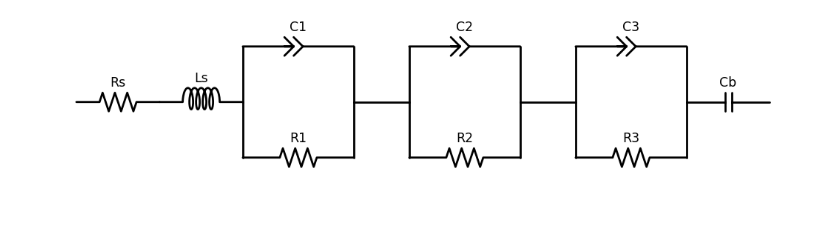
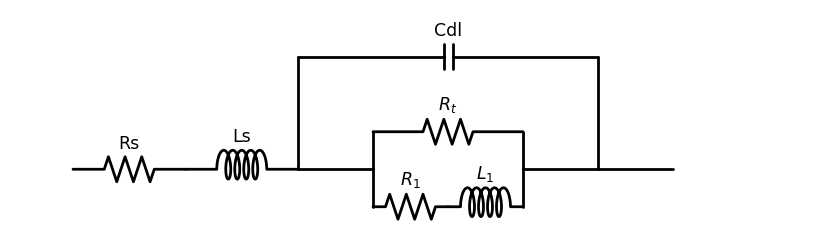
Before and after one commit to EricViklund/nbeis, a Jupyter notebook: DRT-Compute-3.ipynb, the cells around one changed output. Saved outputs shown, nothing was run; the diff lists cells and outputs as text; code cells hidden in the pictures; blank space fills up the shorter version.

```diff
--- a/DRT-Compute-3.ipynb
+++ b/DRT-Compute-3.ipynb
@@ -692,40 +645,32 @@ plt.grid('both')
 # %%
 import schemdraw
 import schemdraw.elements as elm
 
 
 
 with schemdraw.Drawing() as d:
     Rs = d.add(elm.Resistor().label('Rs').length(d.unit*0.75))
     Ls = d.add(elm.Inductor2().label('Ls').length(d.unit*0.75))
     d.push()
-    d += elm.Line().length(d.unit*0.5).up()
-    C1 = d.add(elm.CPE().label('C1').right())
-    d += elm.Line().length(d.unit*0.5).down()
+    d += elm.Line().length(d.unit*0.75).up()
+    Cdl = d.add(elm.Capacitor().label('Cdl').length(d.unit*2).right())
+    d += elm.Line().length(d.unit*0.75).down()
     d.pop()
-    d += elm.Line().length(d.unit*0.5).down()
-    R1 = d.add(elm.Resistor().label('R1').right())
-    d += elm.Line().length(d.unit*0.5).up()
     d += elm.Line().length(d.unit*0.5).right()
     d.push()
-    d += elm.Line().length(d.unit*0.5).up()
-    C2 = d.add(elm.CPE().label('C2').right())
-    d += elm.Line().length(d.unit*0.5).down()
+    d += elm.Line().length(d.unit*0.25).up()
+    Rt = d.add(elm.Resistor().label('$R_t$').right())
+    d += elm.Line().length(d.unit*0.25).down()
     d.pop()
-    d += elm.Line().length(d.unit*0.5).down()
-    R2 = d.add(elm.Resistor().label('R2').right())
-    d += elm.Line().length(d.unit*0.5).up()
+    d += elm.Line().length(d.unit*0.25).down()
+    R1 = d.add(elm.Resistor().label('$R_1$').length(d.unit*0.5).right())
+    L1 = d.add(elm.Inductor2().label('$L_1$').length(d.unit*0.5).right())
+    d += elm.Line().length(d.unit*0.25).up()
     d += elm.Line().length(d.unit*0.5).right()
     d.push()
-    d += elm.Line().length(d.unit*0.5).up()
-    C3 = d.add(elm.CPE().label('C3').right())
-    d += elm.Line().length(d.unit*0.5).down()
-    d.pop()
-    d += elm.Line().length(d.unit*0.5).down()
-    R3 = d.add(elm.Resistor().label('R3').right())
-    d += elm.Line().length(d.unit*0.5).up()
-    Cb = d.add(elm.Capacitor().label('Cb').length(d.unit*0.75).right())
+    d += elm.Line().length(d.unit*0.5).right()
+
 
     d.save('figures/ec.png')
 # %% [output]
-[figure, old version]
+[figure, new version]
```
Also changed, not shown: parts of 9 cells of this notebook, 10 other files.
